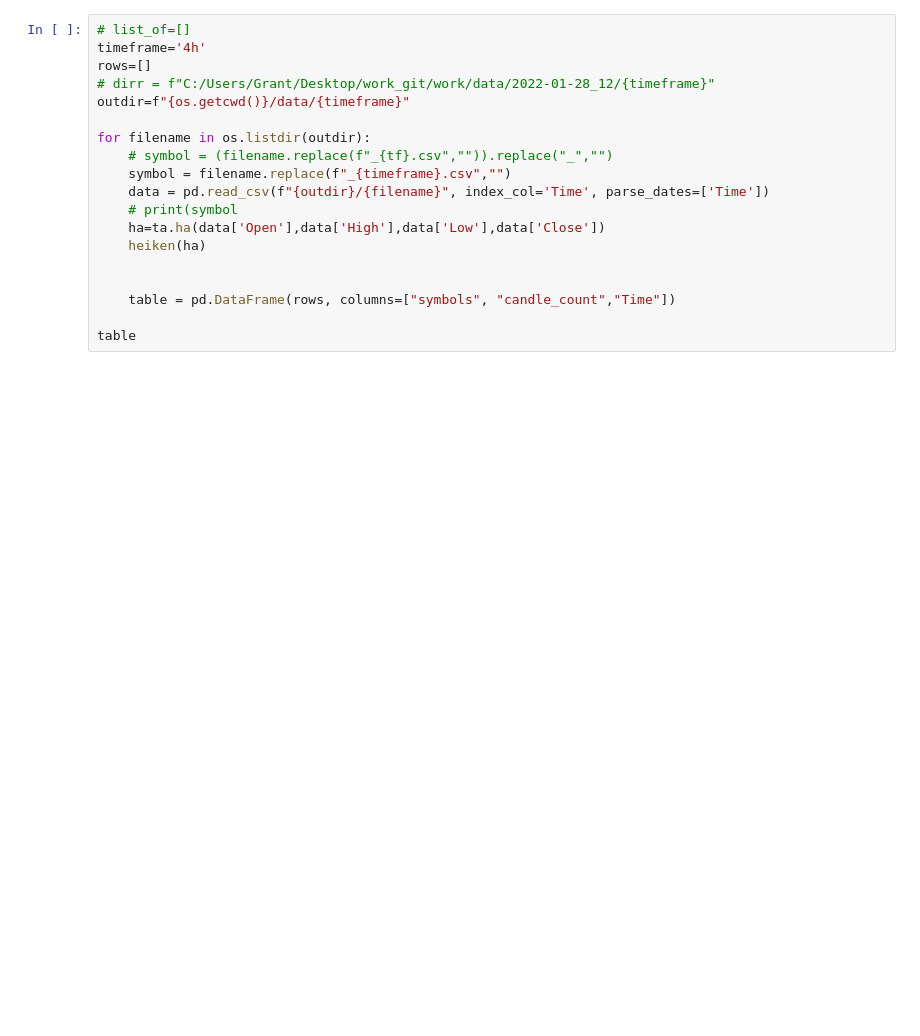
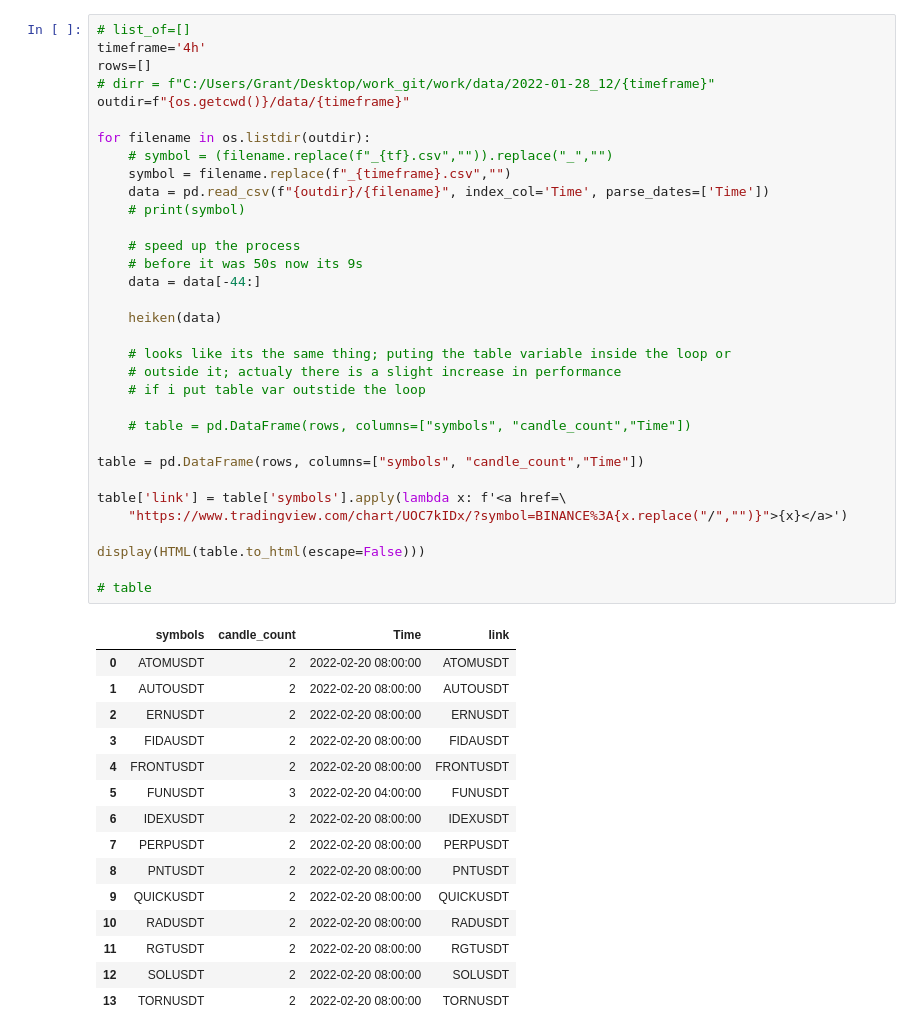
Before and after one commit to elcreek/work, a Jupyter notebook: heiken2.ipynb, the cells around one changed output. Drawn from its saved outputs; the diff is of its cells as text; blank space fills up the shorter version.

```diff
--- a/heiken2.ipynb
+++ b/heiken2.ipynb
@@ -35,19 +45,49 @@ def heiken(ha):
 # %%
 # list_of=[]
 timeframe='4h'
 rows=[]
 # dirr = f"C:/Users/Grant/Desktop/work_git/work/data/2022-01-28_12/{timeframe}"
 outdir=f"{os.getcwd()}/data/{timeframe}"
 
 for filename in os.listdir(outdir):
     # symbol = (filename.replace(f"_{tf}.csv","")).replace("_","")
     symbol = filename.replace(f"_{timeframe}.csv","")
     data = pd.read_csv(f"{outdir}/{filename}", index_col='Time', parse_dates=['Time'])
-    # print(symbol
-    ha=ta.ha(data['Open'],data['High'],data['Low'],data['Close'])
-    heiken(ha)
+    # print(symbol)
 
+    # speed up the process
+    # before it was 50s now its 9s
+    data = data[-44:]
 
-    table = pd.DataFrame(rows, columns=["symbols", "candle_count","Time"])
+    heiken(data)
 
-table
+    # looks like its the same thing; puting the table variable inside the loop or
+    # outside it; actualy there is a slight increase in performance
+    # if i put table var outstide the loop
+
+    # table = pd.DataFrame(rows, columns=["symbols", "candle_count","Time"])
+
+table = pd.DataFrame(rows, columns=["symbols", "candle_count","Time"])
+
+table['link'] = table['symbols'].apply(lambda x: f'<a href=\
+    "https://www.tradingview.com/chart/UOC7kIDx/?symbol=BINANCE%3A{x.replace("/","")}">{x}</a>')
+
+display(HTML(table.to_html(escape=False)))
+
+# table
+# %% [output]
+|  | symbols | candle_count | Time | link |
+| 0 | ATOMUSDT | 2 | 2022-02-20 08:00:00 | ATOMUSDT |
+| 1 | AUTOUSDT | 2 | 2022-02-20 08:00:00 | AUTOUSDT |
+| 2 | ERNUSDT | 2 | 2022-02-20 08:00:00 | ERNUSDT |
+| 3 | FIDAUSDT | 2 | 2022-02-20 08:00:00 | FIDAUSDT |
+| 4 | FRONTUSDT | 2 | 2022-02-20 08:00:00 | FRONTUSDT |
+| 5 | FUNUSDT | 3 | 2022-02-20 04:00:00 | FUNUSDT |
+| 6 | IDEXUSDT | 2 | 2022-02-20 08:00:00 | IDEXUSDT |
+| 7 | PERPUSDT | 2 | 2022-02-20 08:00:00 | PERPUSDT |
+| 8 | PNTUSDT | 2 | 2022-02-20 08:00:00 | PNTUSDT |
+| 9 | QUICKUSDT | 2 | 2022-02-20 08:00:00 | QUICKUSDT |
+| 10 | RADUSDT | 2 | 2022-02-20 08:00:00 | RADUSDT |
+| 11 | RGTUSDT | 2 | 2022-02-20 08:00:00 | RGTUSDT |
+| 12 | SOLUSDT | 2 | 2022-02-20 08:00:00 | SOLUSDT |
+| 13 | TORNUSDT | 2 | 2022-02-20 08:00:00 | TORNUSDT |
```
Also changed, not shown: parts of 3 cells of this notebook, 5 other files.
